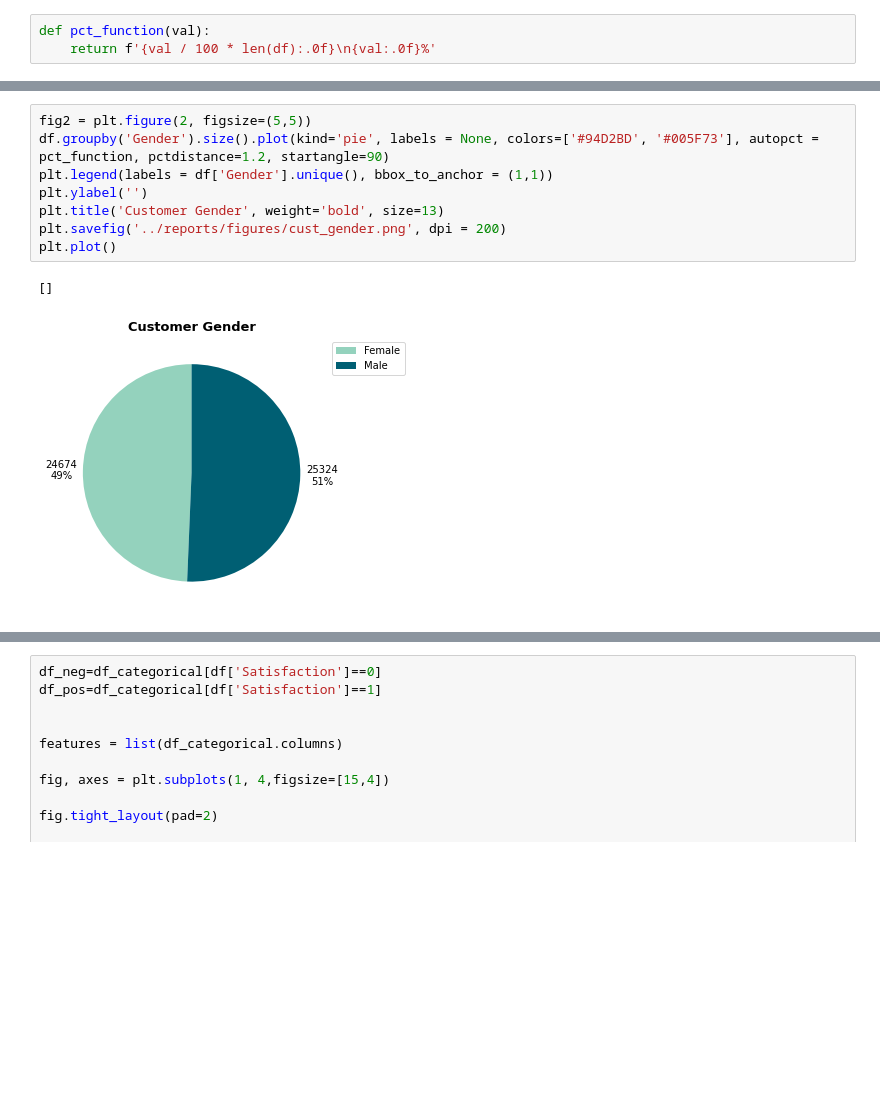
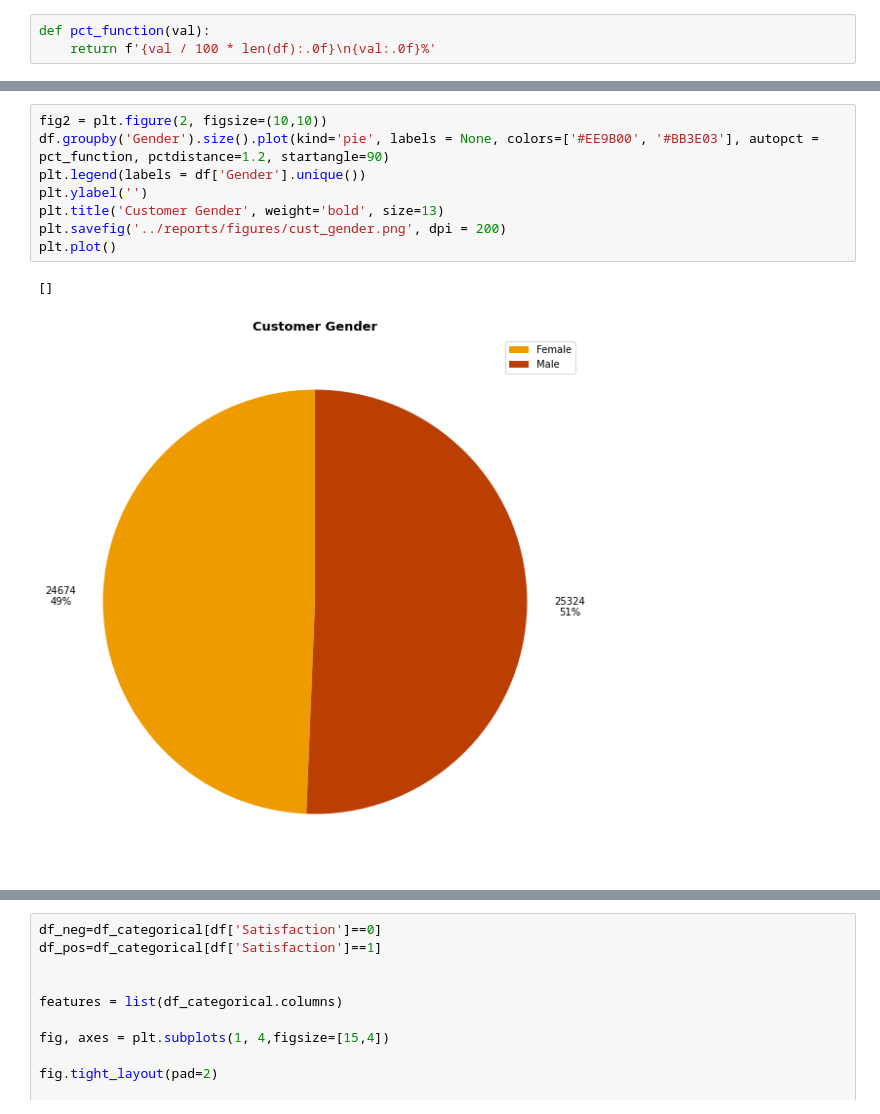
Before and after one commit to FedericoCantarelli/Customer-Satisfaction-Yojo, a Jupyter notebook: notebooks/2.0-fc-dataexploration.ipynb, the cells around one changed output, grey strips where cells are left out. Saved outputs shown, nothing was run; the diff lists cells and outputs as text; blank space fills up the shorter version.

```diff
--- a/notebooks/2.0-fc-dataexploration.ipynb
+++ b/notebooks/2.0-fc-dataexploration.ipynb
@@ -166,12 +170,12 @@ plt.plot()
 # %%
-fig2 = plt.figure(2, figsize=(5,5))
-df.groupby('Gender').size().plot(kind='pie', labels = None, colors=['#94D2BD', '#005F73'], autopct = pct_function, pctdistance=1.2, startangle=90)
-plt.legend(labels = df['Gender'].unique(), bbox_to_anchor = (1,1))
+fig2 = plt.figure(2, figsize=(10,10))
+df.groupby('Gender').size().plot(kind='pie', labels = None, colors=['#EE9B00', '#BB3E03'], autopct = pct_function, pctdistance=1.2, startangle=90)
+plt.legend(labels = df['Gender'].unique())
 plt.ylabel('')
 plt.title('Customer Gender', weight='bold', size=13)
 plt.savefig('../reports/figures/cust_gender.png', dpi = 200)
 plt.plot()
 # %% [output]
 []
-[figure, old version]
+[figure, new version]
 # %%
```
Also changed, not shown: parts of 11 cells of this notebook, 32 other files.
